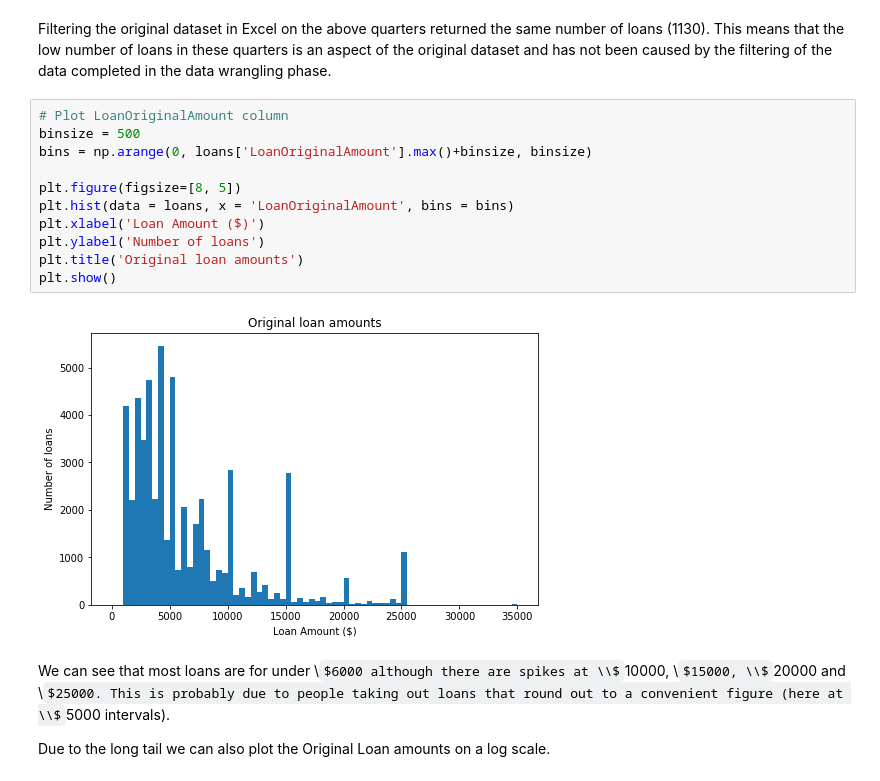
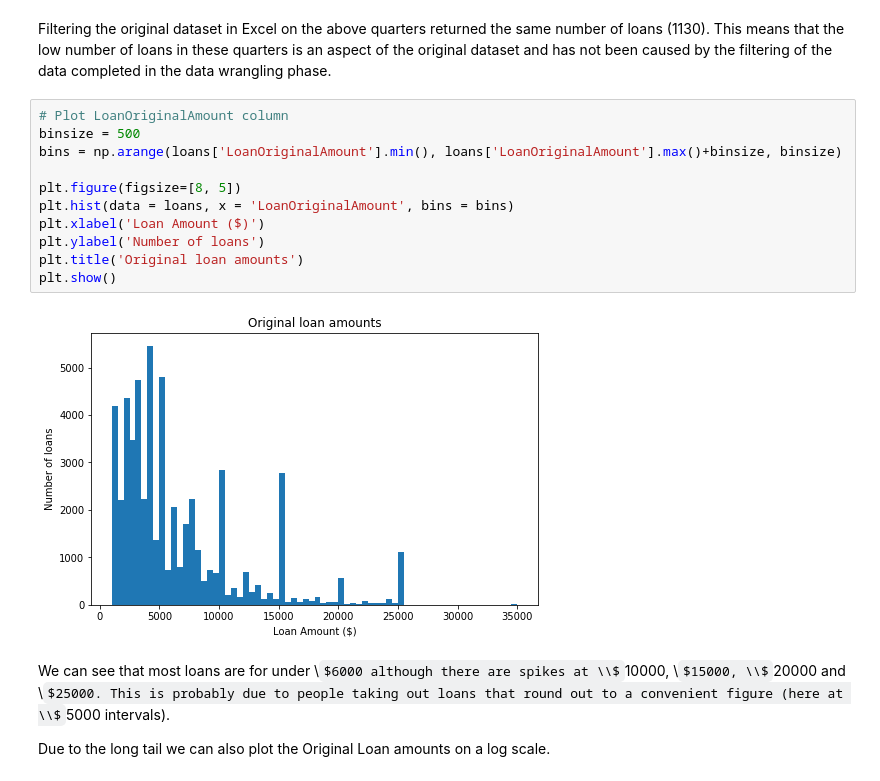
Before and after one commit to Jeffro80/DAND_Communicate_Findings, a Jupyter notebook: exploration-WORKING.ipynb, the cells around one changed output. Drawn from its saved outputs; the diff is of its cells as text; some formulas as TeX source.

```diff
--- a/exploration-WORKING.ipynb
+++ b/exploration-WORKING.ipynb
@@ -428,16 +428,16 @@ Filtering the original dataset in Excel on the above quarters returned the same
 # %%
 # Plot LoanOriginalAmount column
 binsize = 500
-bins = np.arange(0, loans['LoanOriginalAmount'].max()+binsize, binsize)
+bins = np.arange(loans['LoanOriginalAmount'].min(), loans['LoanOriginalAmount'].max()+binsize, binsize)
 
 plt.figure(figsize=[8, 5])
 plt.hist(data = loans, x = 'LoanOriginalAmount', bins = bins)
 plt.xlabel('Loan Amount ($)')
 plt.ylabel('Number of loans')
 plt.title('Original loan amounts')
 plt.show()
 # %% [output]
-[figure, old version]
+[figure, new version]
 # %% [markdown]
 We can see that most loans are for under \\$6000 although there are spikes at \\$10000, \\$15000, \\$20000 and \\$25000. This is probably due to people taking out loans that round out to a convenient figure (here at \\$5000 intervals).
 
```
Also changed, not shown: parts of 6 cells of this notebook.
